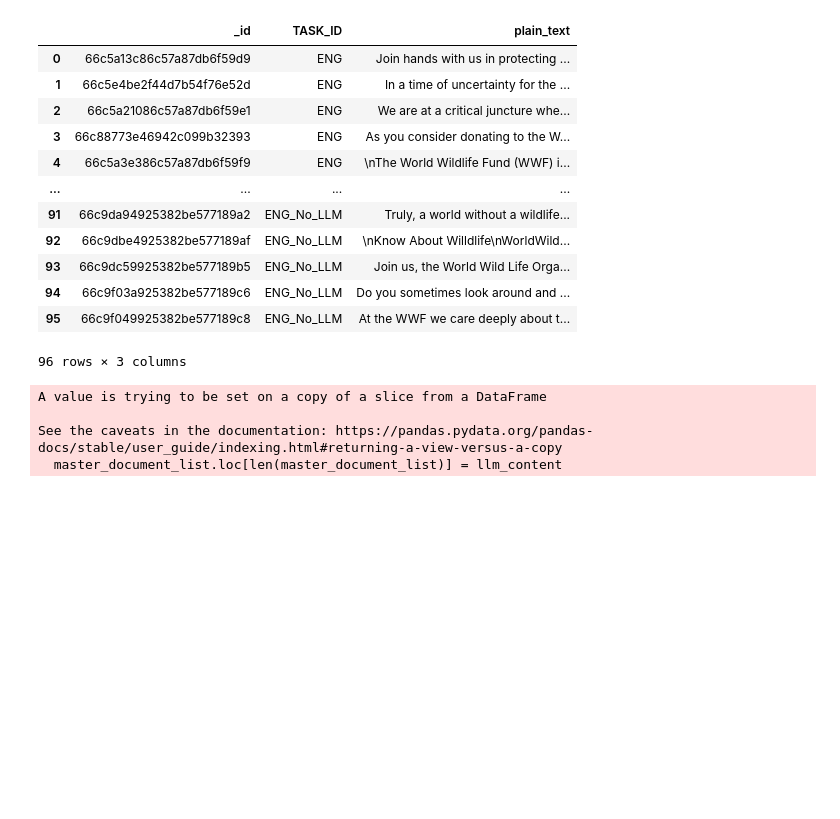
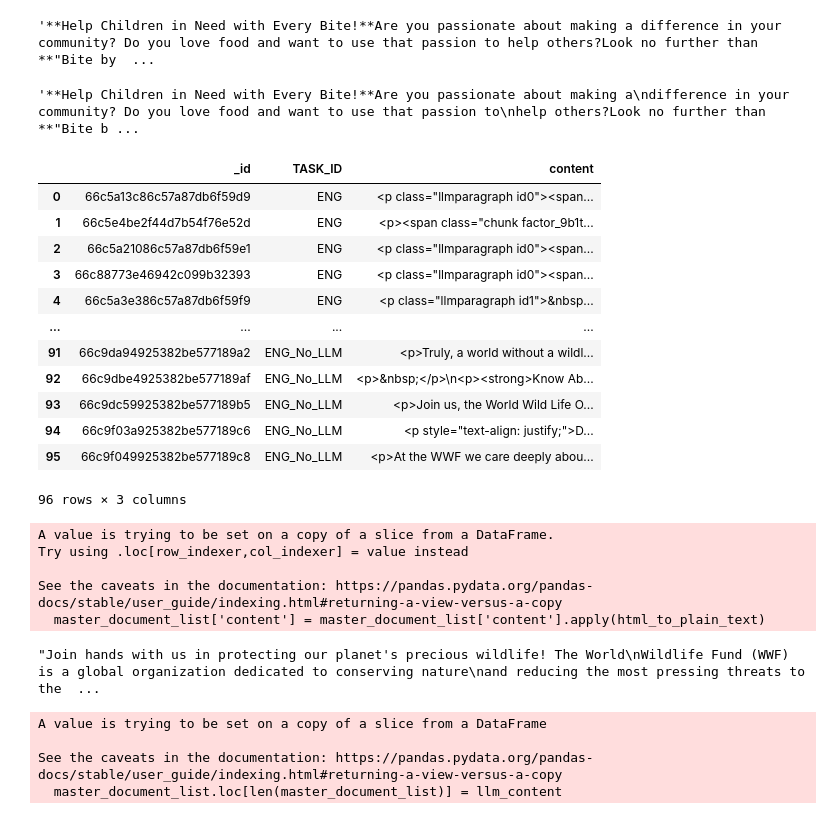
Before and after one commit to shreyan2020/cillm, a Jupyter notebook: analysis/notebooks/logic_to_get_persuasive_texts.ipynb, the cells around one changed output. Cells and saved outputs as stored; diff of their text form; code cells hidden in the pictures; blank space fills up the shorter version.

```diff
--- a/analysis/notebooks/logic_to_get_persuasive_texts.ipynb
+++ b/analysis/notebooks/logic_to_get_persuasive_texts.ipynb
@@ -15,17 +45,25 @@ df.head()
+# %%
+BeautifulSoup(txt, "html.parser").get_text()
+# %% [output]
+'**Help Children in Need with Every Bite!**Are you passionate about making a difference in your community? Do you love food and want to use that passion to help others?Look no further than **"Bite by  ...
+# %%
+h.handle(txt)
+# %% [output]
+'**Help Children in Need with Every Bite!**Are you passionate about making a\ndifference in your community? Do you love food and want to use that passion to\nhelp others?Look no further than **"Bite b ...
 # %%
-master_document_list = df[['_id', 'TASK_ID', 'plain_text']]
+master_document_list = df[['_id', 'TASK_ID', 'content']]
 master_document_list
 # %% [output]
-|  | _id | TASK_ID | plain_text |
-| 0 | 66c5a13c86c57a87db6f59d9 | ENG | Join hands with us in protecting ... |
-| 1 | 66c5e4be2f44d7b54f76e52d | ENG | In a time of uncertainty for the ... |
-| 2 | 66c5a21086c57a87db6f59e1 | ENG | We are at a critical juncture whe... |
-| 3 | 66c88773e46942c099b32393 | ENG | As you consider donating to the W... |
-| 4 | 66c5a3e386c57a87db6f59f9 | ENG | \nThe World Wildlife Fund (WWF) i... |
+|  | _id | TASK_ID | content |
+| 0 | 66c5a13c86c57a87db6f59d9 | ENG | <p class="llmparagraph id0"><span... |
+| 1 | 66c5e4be2f44d7b54f76e52d | ENG | <p><span class="chunk factor_9b1t... |
+| 2 | 66c5a21086c57a87db6f59e1 | ENG | <p class="llmparagraph id0"><span... |
+| 3 | 66c88773e46942c099b32393 | ENG | <p class="llmparagraph id0"><span... |
+| 4 | 66c5a3e386c57a87db6f59f9 | ENG | <p class="llmparagraph id1">&nbsp... |
 | ... | ... | ... | ... |
-| 91 | 66c9da94925382be577189a2 | ENG_No_LLM | Truly, a world without a wildlife... |
-| 92 | 66c9dbe4925382be577189af | ENG_No_LLM | \nKnow About Willdlife\nWorldWild... |
-| 93 | 66c9dc59925382be577189b5 | ENG_No_LLM | Join us, the World Wild Life Orga... |
-| 94 | 66c9f03a925382be577189c6 | ENG_No_LLM | Do you sometimes look around and ... |
-| 95 | 66c9f049925382be577189c8 | ENG_No_LLM | At the WWF we care deeply about t... |
+| 91 | 66c9da94925382be577189a2 | ENG_No_LLM | <p>Truly, a world without a wildl... |
+| 92 | 66c9dbe4925382be577189af | ENG_No_LLM | <p>&nbsp;</p>\n<p><strong>Know Ab... |
+| 93 | 66c9dc59925382be577189b5 | ENG_No_LLM | <p>Join us, the World Wild Life O... |
+| 94 | 66c9f03a925382be577189c6 | ENG_No_LLM | <p style="text-align: justify;">D... |
+| 95 | 66c9f049925382be577189c8 | ENG_No_LLM | <p>At the WWF we care deeply abou... |
 96 rows × 3 columns
@@ -32,3 +96,15 @@ master_document_list
+# %%
+master_document_list['content'] = master_document_list['content'].apply(html_to_plain_text)
+# %% [output]
+A value is trying to be set on a copy of a slice from a DataFrame.
+Try using .loc[row_indexer,col_indexer] = value instead
+
+See the caveats in the documentation: https://pandas.pydata.org/pandas-docs/stable/user_guide/indexing.html#returning-a-view-versus-a-copy
+  master_document_list['content'] = master_document_list['content'].apply(html_to_plain_text)
+# %%
+master_document_list.iloc[0]['content']
+# %% [output]
+"Join hands with us in protecting our planet's precious wildlife! The World\nWildlife Fund (WWF) is a global organization dedicated to conserving nature\nand reducing the most pressing threats to the  ...
 # %%
 llm_text = """Join WWF's Movement to Save a Planet and Build a Better Future
 
```
Also changed, not shown: parts of 15 cells of this notebook, 4 other files.
